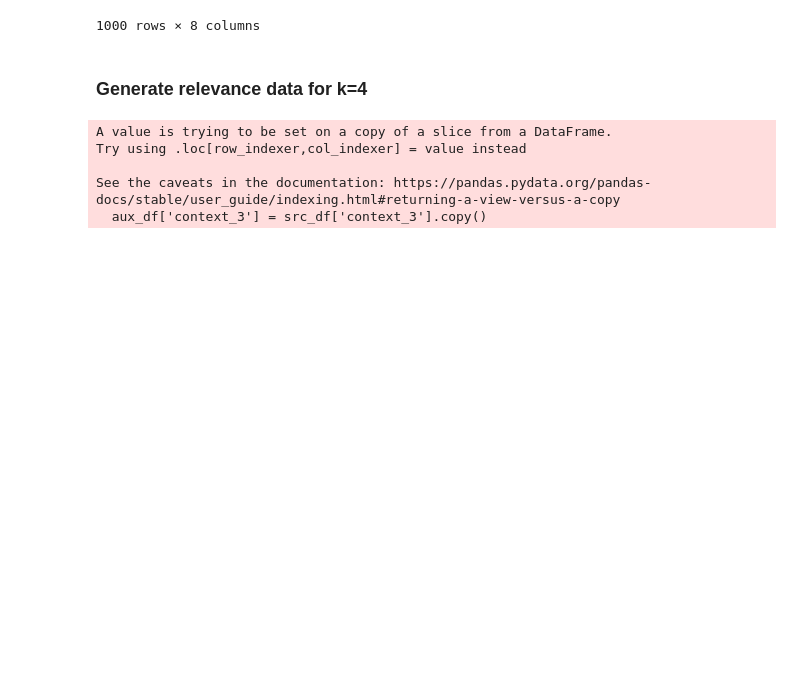
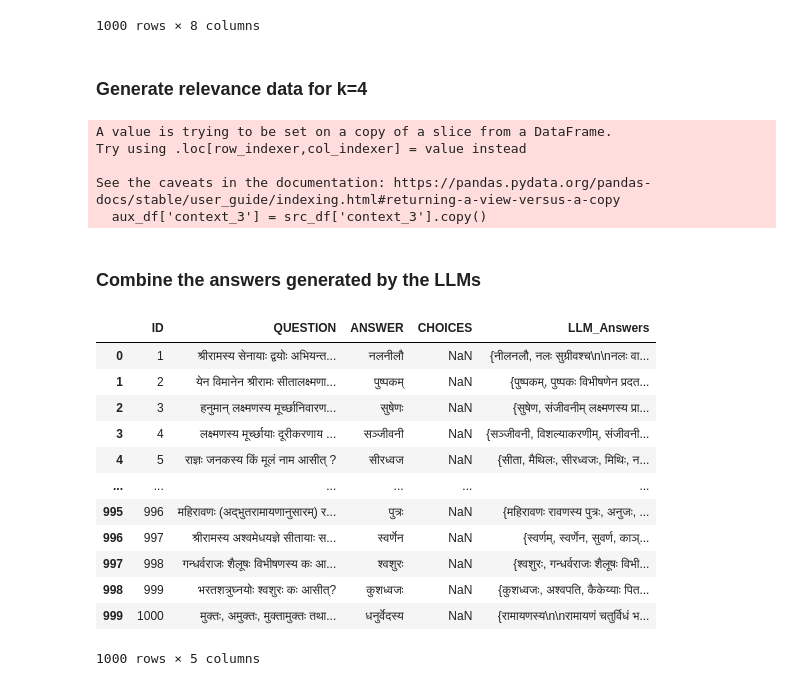
Before and after one commit to mahesh-ak/SktQA, a Jupyter notebook: Plots.ipynb, the cells around one changed output. Drawn from its saved outputs; the diff is of its cells as text; code cells hidden in the pictures; blank space fills up the shorter version.

Commit message:
Update: RAG answers generation completed

```diff
--- a/Plots.ipynb
+++ b/Plots.ipynb
@@ -146,3 +146,5 @@ See the caveats in the documentation: https://pandas.pydata.org/pandas-docs/stab
   aux_df['context_3'] = src_df['context_3'].copy()
 # %%
 aux_df.to_csv('data/bm25_4_rel.tsv',index=False,sep='\t')
+# %% [markdown]
+### Combine the answers generated by the LLMs
@@ -148,0 +153,34 @@ aux_df.to_csv('data/bm25_4_rel.tsv',index=False,sep='\t')
+# %%
+qa_df = pd.read_csv(f'data/qa_set/{lang}.tsv', sep='\t')
+# %%
+answer_files = [f"results/zero_shot/{lang}_{i}.tsv" for i in range(3)] +\
+               [f"results/rag/{emb}_{k+1}.tsv" for k in range(4) for emb in ['bm25','fasttext','glove']]
+# %%
+from tqdm import tqdm
+tqdm.pandas()
+import string
+table = str.maketrans(dict.fromkeys(string.punctuation))  # OR {key: None for key in string.punctuation}
+# %%
+qa_df['LLM_Answers'] = qa_df.apply(lambda x: set(), axis=1)
+for answer_file in tqdm(answer_files):
+    answer_df = pd.read_csv(answer_file, sep='\t').fillna('')
+    methods = [col for col in answer_df.columns if col not in ['ID','QUESTION','ANSWER','CHOICES'] and 'context' not in col]
+    qa_df['LLM_Answers_new'] = answer_df.apply(lambda x: [x[m].translate(table) for m in methods], axis=1)
+    qa_df['LLM_Answers'] = qa_df.apply(lambda x: x['LLM_Answers'].union(x['LLM_Answers_new']), axis=1)
+qa_df.drop(columns=['LLM_Answers_new'], inplace=True)
+qa_df.apply(lambda x: x['LLM_Answers'].remove('') if '' in x['LLM_Answers'] else None, axis=1)
+qa_df
+# %% [output]
+|  | ID | QUESTION | ANSWER | CHOICES | LLM_Answers |
+| 0 | 1 | श्रीरामस्य सेनायाः द्वयोः अभियन्त... | नलनीलौ | NaN | {नीलनलौ, नलः सुग्रीवश्च\n\nनलः वा... |
+| 1 | 2 | येन विमानेन श्रीरामः सीतालक्ष्मणा... | पुष्पकम् | NaN | {पुष्पकम्, पुष्पकः विभीषणेन प्रदत... |
+| 2 | 3 | हनुमान् लक्ष्मणस्य मूर्च्छानिवारण... | सुषेणः | NaN | {सुषेण, संजीवनीम् लक्ष्मणस्य प्रा... |
+| 3 | 4 | लक्ष्मणस्य मूर्च्छायाः दूरीकरणाय ... | सञ्जीवनी | NaN | {सञ्जीवनी, विशल्याकरणीम्, संजीवनी... |
+| 4 | 5 | राज्ञः जनकस्य किं मूलं नाम आसीत् ? | सीरध्वज | NaN | {सीता, मैथिलः, सीरध्वजः, मिथिः, न... |
+| ... | ... | ... | ... | ... | ... |
+| 995 | 996 | महिरावणः (अद्भुतरामायणानुसारम्) र... | पुत्रः | NaN | {महिरावणः रावणस्य पुत्रः, अनुजः, ... |
+| 996 | 997 | श्रीरामस्य अश्वमेधयज्ञे सीतायाः स... | स्वर्णेन | NaN | {स्वर्णम्, स्वर्णेन, सुवर्ण, काञ्... |
+| 997 | 998 | गन्धर्वराजः शैलूषः विभीषणस्य कः आ... | श्वशुरः | NaN | {श्वशुरः, गन्धर्वराजः शैलूषः विभी... |
+| 998 | 999 | भरतशत्रुघ्नयोः श्वशुरः कः आसीत्? | कुशध्वजः | NaN | {कुशध्वजः, अश्वपति, कैकेय्याः पित... |
+| 999 | 1000 | मुक्तः, अमुक्तः, मुक्तामुक्तः तथा... | धनुर्वेदस्य | NaN | {रामायणस्य\n\nरामायणं चतुर्विधं भ... |
+1000 rows × 5 columns
```
Also changed, not shown: parts of 3 cells of this notebook, 5 other files.
